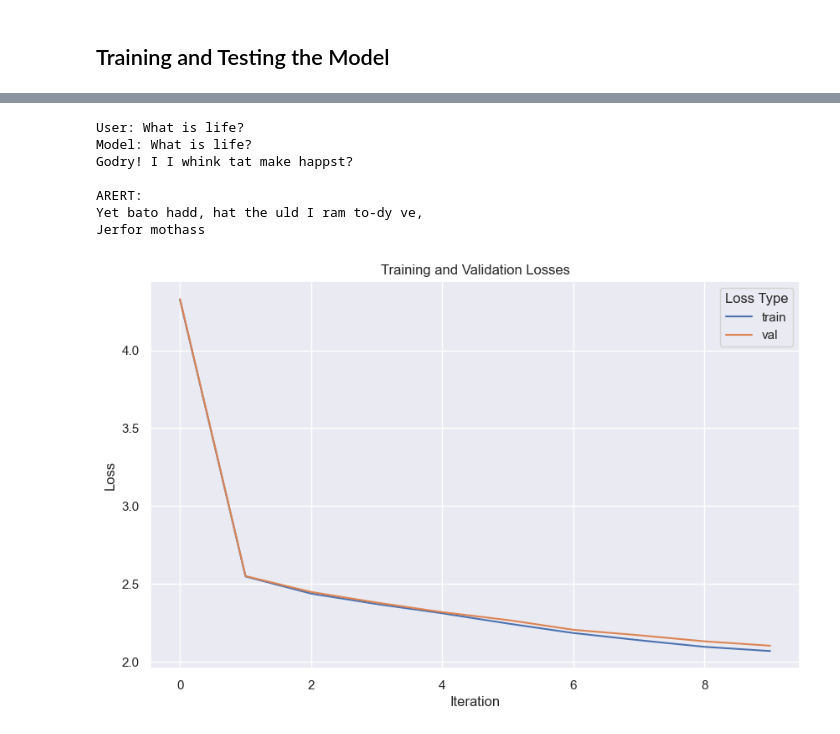
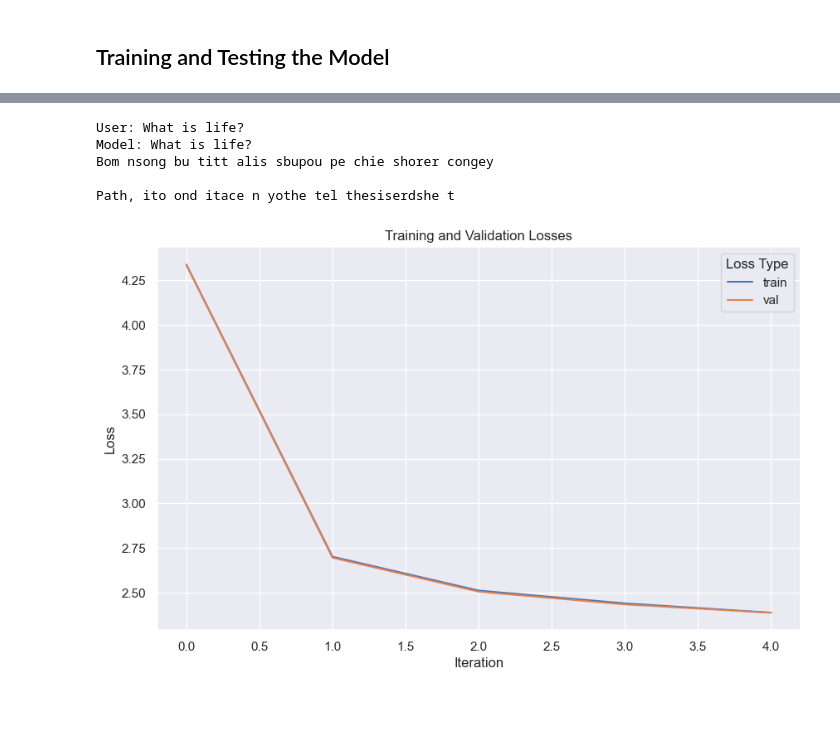
Before and after one commit to AnirudhKanaparthy/transformers, a Jupyter notebook: main.ipynb, the cells around one changed output, grey strips where cells are left out. Drawn from its saved outputs; the diff is of its cells as text; code cells hidden in the pictures; blank space fills up the shorter version.

```diff
--- a/main.ipynb
+++ b/main.ipynb
@@ -18,20 +18,20 @@ import pandas as pd
 dataset_path = 'data/tinyshakespeare.txt'
 percent_train = 0.90
 
-batch_size = 64
-context_length = 256
+batch_size = 16
+context_length = 64
 
-n_embd = 384
-n_layer = 6
-num_head = 6
+n_embd = 64
+n_layer = 4
+num_head = 4
 dropout = 0.2
 
 learning_rate = 3e-4
-max_iters = 5000
+max_iters = 1000
 device = 'cuda' if torch.cuda.is_available() else 'cpu'
 
-eval_intervals = 300
-eval_iters = 200
+eval_intervals = 200
+eval_iters = 100
 
 # --------------------------------------------------------------------------------------------------- #
 # %%
@@ -76,16 +76,17 @@ idx = int(len(encoded_dataset) * percent_train)
 train_data, val_data = encoded_dataset[:idx], encoded_dataset[idx:]
 # %%
 def get_data(split: DataSplit) -> torch.Tensor:
-    return train_data if split == DataSplit.TRAIN else val_data
+    return train_data if split == DataSplit.TRAIN.name else val_data
 # %% [markdown]
 ## Training and Testing the Model
 # %%
-model = TransformerDecoder(
+model = Transformer(
     vocabulary_size=vocab_size,
     embedding_dim=n_embd,
     context_length=context_length,
     number_of_layers=n_layer,
     number_of_heads=num_head,
+    bidirectional_attention=False,  # Decoder only transformer
     dropout=dropout,
     device=device
 ).to(device)
@@ -100,6 +101,7 @@ all_losses = train_transformer(
     context_length=context_length,
     maximum_iterations=max_iters,
     eval_intervals=eval_intervals,
-    eval_iterations=eval_iters
+    eval_iterations=eval_iters,
+    device=device
 )
 # %% [output]
@@ -127,34 +124,32 @@ print(f'User: {prompt}\nModel: {generation}')
 # %% [output]
 User: What is life?
 Model: What is life?
-Godry! I I whink tat make happst?
+Bom nsong bu titt alis sbupou pe chie shorer congey
 
-ARERT:
-Yet bato hadd, hat the uld I ram to-dy ve,
-Jerfor mothass
+Path, ito ond itace n yothe tel thesiserdshe t
 # %%
 df = pd.DataFrame({
-    'iter': range(len(all_losses[DataSplit.TRAIN])),
-    'train': all_losses[DataSplit.TRAIN],
-    'val': all_losses[DataSplit.VALIDATION]
+    'iter': range(len(all_losses[DataSplit.TRAIN.name])),
+    'train': all_losses[DataSplit.TRAIN.name],
+    'val': all_losses[DataSplit.VALIDATION.name]
 })
 
 # Melt the DataFrame to create a "long-form" DataFrame
 df_melted = pd.melt(df, id_vars=['iter'], value_vars=['train', 'val'],
                     var_name='loss_type', value_name='loss')
 
 # Create the plot
 sns.set_theme()
 plt.figure(figsize=(10, 6))
 sns.lineplot(data=df_melted, x='iter', y='loss', hue='loss_type')
 
 plt.title('Training and Validation Losses')
 plt.xlabel('Iteration')
 plt.ylabel('Loss')
 plt.legend(title='Loss Type')
 
 plt.show()
 # %% [output]
-[figure, old version]
+[figure, new version]
 # %%
 torch.save(model, 'weights/tinyGPT.pb')
```
Also changed, not shown: parts of 2 cells of this notebook, 2 other files.
